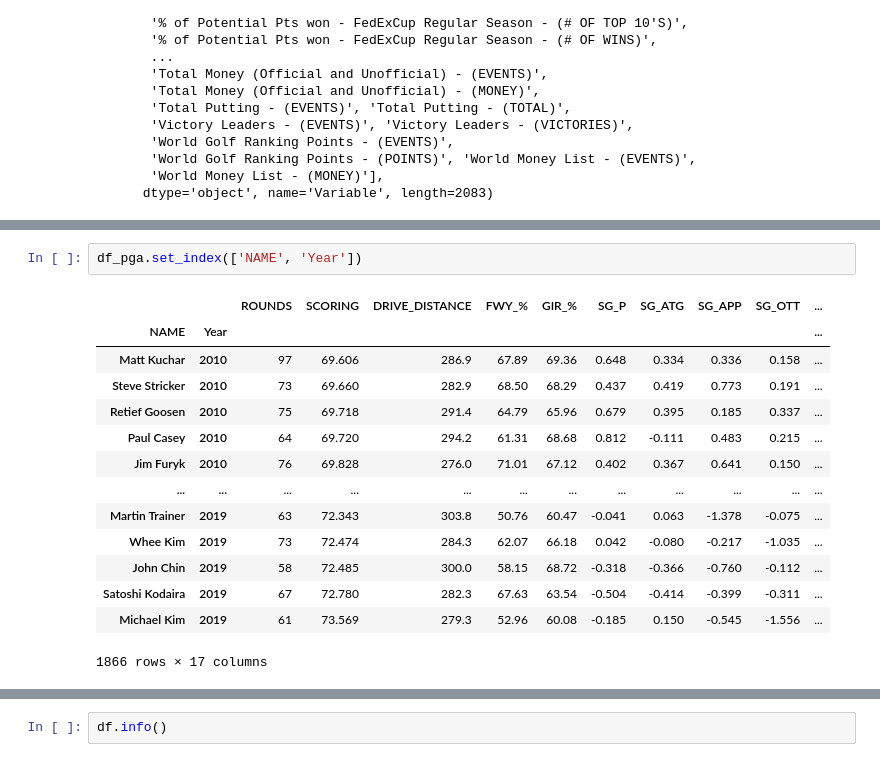
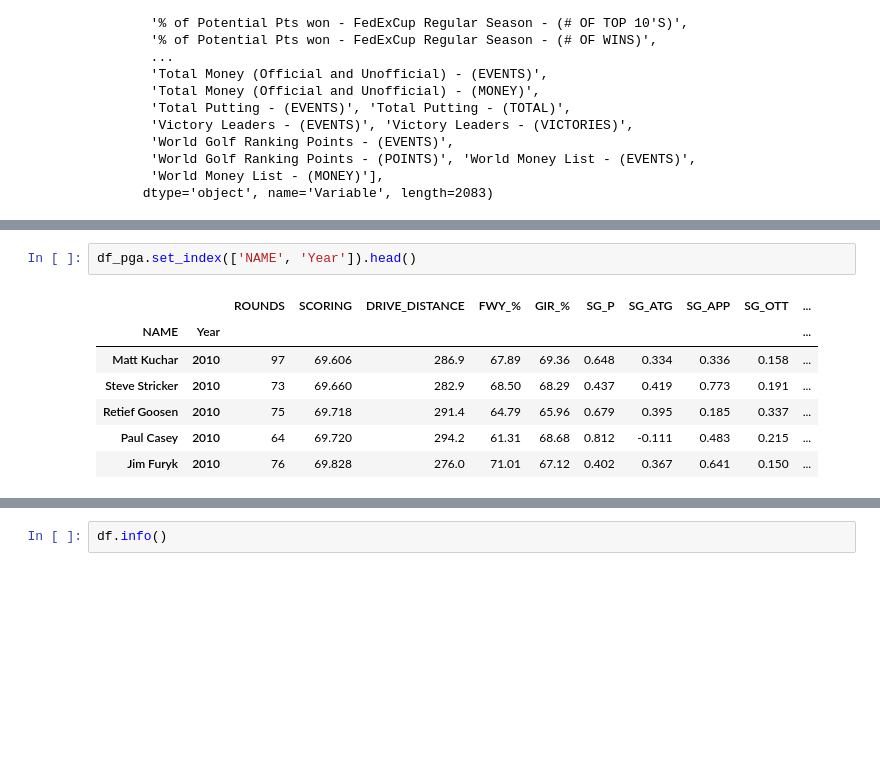
Before and after one commit to jonathannocek/pga-data-analysis, a Jupyter notebook: pga_data_analysis.ipynb, the cells around one changed output, grey strips where cells are left out. Saved outputs shown, nothing was run; the diff lists cells and outputs as text; blank space fills up the shorter version.

```diff
--- a/pga_data_analysis.ipynb
+++ b/pga_data_analysis.ipynb
@@ -378,18 +308,11 @@ df_pga2
 # %%
-df_pga.set_index(['NAME', 'Year'])
+df_pga.set_index(['NAME', 'Year']).head()
 # %% [output]
 |  |  | ROUNDS | SCORING | DRIVE_DISTANCE | FWY_% | GIR_% | SG_P | SG_ATG | SG_APP | SG_OTT | ... |
 | NAME | Year |  |  |  |  |  |  |  |  |  | ... |
 | Matt Kuchar | 2010 | 97 | 69.606 | 286.9 | 67.89 | 69.36 | 0.648 | 0.334 | 0.336 | 0.158 | ... |
 | Steve Stricker | 2010 | 73 | 69.660 | 282.9 | 68.50 | 68.29 | 0.437 | 0.419 | 0.773 | 0.191 | ... |
 | Retief Goosen | 2010 | 75 | 69.718 | 291.4 | 64.79 | 65.96 | 0.679 | 0.395 | 0.185 | 0.337 | ... |
 | Paul Casey | 2010 | 64 | 69.720 | 294.2 | 61.31 | 68.68 | 0.812 | -0.111 | 0.483 | 0.215 | ... |
 | Jim Furyk | 2010 | 76 | 69.828 | 276.0 | 71.01 | 67.12 | 0.402 | 0.367 | 0.641 | 0.150 | ... |
-| ... | ... | ... | ... | ... | ... | ... | ... | ... | ... | ... | ... |
-| Martin Trainer | 2019 | 63 | 72.343 | 303.8 | 50.76 | 60.47 | -0.041 | 0.063 | -1.378 | -0.075 | ... |
-| Whee Kim | 2019 | 73 | 72.474 | 284.3 | 62.07 | 66.18 | 0.042 | -0.080 | -0.217 | -1.035 | ... |
-| John Chin | 2019 | 58 | 72.485 | 300.0 | 58.15 | 68.72 | -0.318 | -0.366 | -0.760 | -0.112 | ... |
-| Satoshi Kodaira | 2019 | 67 | 72.780 | 282.3 | 67.63 | 63.54 | -0.504 | -0.414 | -0.399 | -0.311 | ... |
-| Michael Kim | 2019 | 61 | 73.569 | 279.3 | 52.96 | 60.08 | -0.185 | 0.150 | -0.545 | -1.556 | ... |
-1866 rows × 17 columns
 # %%
```
Also changed, not shown: parts of 41 cells of this notebook.
